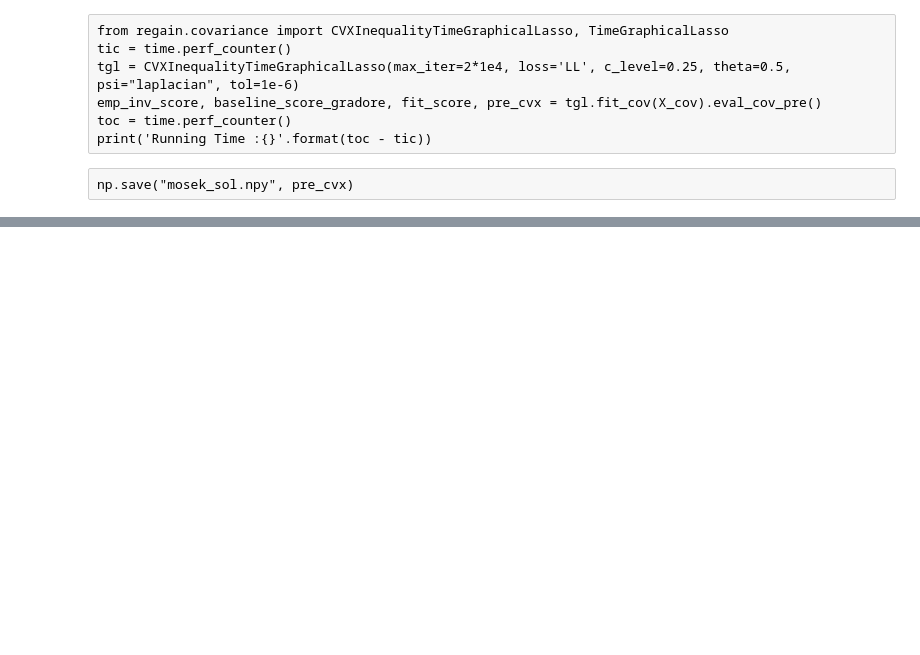
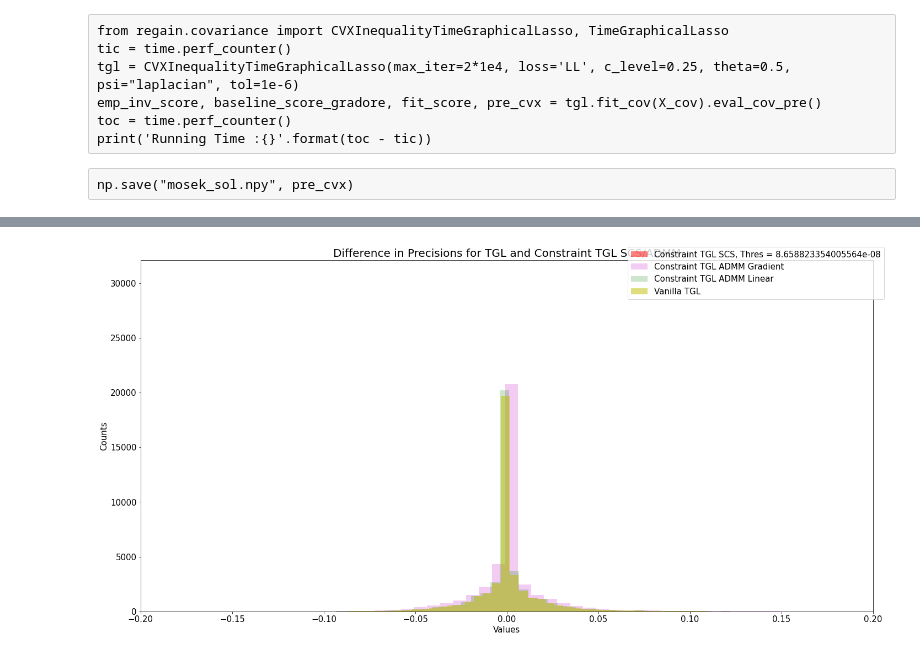
Before and after one commit to atechnicolorskye/post_sum, a Jupyter notebook: regain/inequality_constraint_cvxpy.ipynb, the cells around one changed output, grey strips where cells are left out. Cells and saved outputs as stored; diff of their text form; code cells hidden in the pictures; blank space fills up the shorter version.

```diff
--- a/regain/inequality_constraint_cvxpy.ipynb
+++ b/regain/inequality_constraint_cvxpy.ipynb
@@ -157,35 +191,37 @@ fig.patch.set_facecolor('white')
 colors = "rgm"
 color_index = 0
 
-for i in [1e-2]:
+for i in [min_pre_tp]:
 # for i in [1e-2, 1e-3, 1e-4]:
     diff = (pre[i] -  pre_cvx).flatten()
     ax.hist(diff, bins=100, color='r', alpha=0.5,
             label=r'Constraint TGL SCS, Thres = {}'.format(i))
 # for i in [2.]:
 #     diff = (res[i][3] -  pre_cvx).flatten()
 #     ax.hist(diff, bins=50, color='g', alpha=0.2,
 #             label=r'Constraint TGL ADMM CVX, Div = {}'.format(i))
 diff = (pre_grad -  pre_cvx).flatten()
 ax.hist(diff, bins=100, color='m', alpha=0.2,
         label=r'Constraint TGL ADMM Gradient')
 diff = (pre_tp -  pre_cvx).flatten()
 ax.hist(diff, bins=100, color='g', alpha=0.2,
         label=r'Constraint TGL ADMM Linear')
 diff = (pre_ -  pre_cvx).flatten()
 ax.hist(diff, bins=100, color='y', alpha=0.5,
         label=r'Vanilla TGL')
 
 fig.legend(fontsize=15)
 ax.set_ylabel('Counts', fontsize=15)
 ax.set_xlabel('Values', fontsize=15)
 major_loc = MultipleLocator(base=0.05)
 ax.xaxis.set_major_locator(major_loc)
 ax.set_xlim((-0.2, 0.2))
 ax.tick_params(axis='both', which='major', labelsize=15)
 ax.set_title(r'Difference in Precisions for TGL and Constraint TGL SCS/ADMM', fontsize=20)
 plt.tight_layout()
 plt.savefig('pre_diff_hist_{}_{}_taylor.pdf'.format(dim_X, dim_fac))
+# %% [output]
+[figure, added]
 # %%
 fig, ax = plt.subplots(figsize=(20, 10))
 fig.patch.set_facecolor('white')
```
Also changed, not shown: parts of 11 cells of this notebook, 3 other files.
